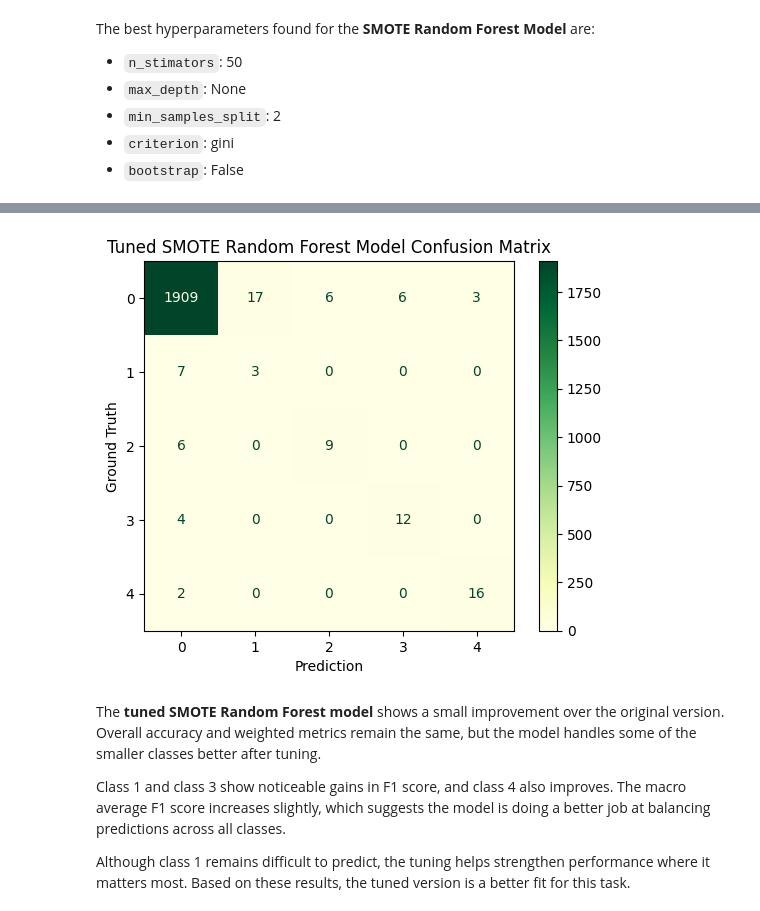
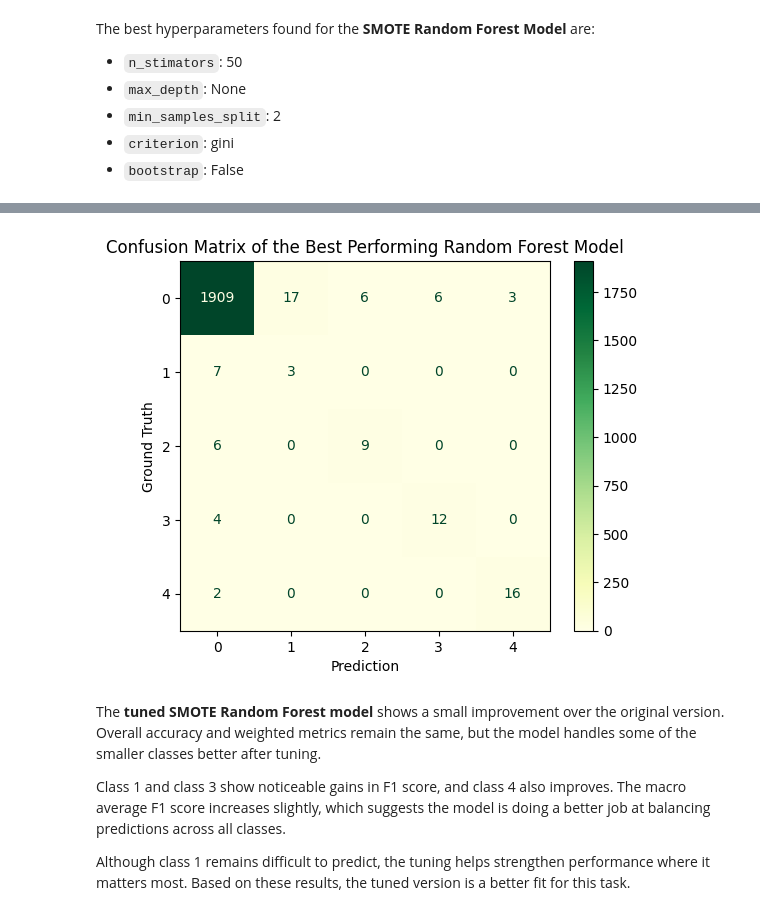
Before and after one commit to herrerovir/Predictive-maintenance-industrial-machinery, a Jupyter notebook: notebooks/Predictive-maintenance-of-industrial-machinery.ipynb, the cells around one changed output, grey strips where cells are left out. Drawn from its saved outputs; the diff is of its cells as text; code cells hidden in the pictures.

Commit message:
Add option to save model evaluation metrics and update function calls

```diff
--- a/notebooks/Predictive-maintenance-of-industrial-machinery.ipynb
+++ b/notebooks/Predictive-maintenance-of-industrial-machinery.ipynb
@@ -724,7 +724,7 @@ The evaluation metrics used are:
 - **ROC AUC:** the model's ability to distinguish between classes.
 # %%
 # Define a function to evaluate the models
-def evaluate_model(model, X_train, y_train, X_test, y_test, label = "Model"):
+def evaluate_model(model, X_train, y_train, X_test, y_test, label = "Model", return_text = False):
     """
     Train a classification model, evaluate its performance on test data, and print key metrics.
 
@@ -742,16 +742,28 @@ def evaluate_model(model, X_train, y_train, X_test, y_test, label = "Model"):
         True labels for test data.
     label : str, optional
         Descriptive name for the model (default is "Model"). Used in printed output.
+    return_text : bool, optional
+        If True, returns both the confusion matrix and a formatted string with evaluation metrics.
+        If False (default), prints the evaluation summary and returns only the confusion matrix.
 
     Returns
     -------
     conf_matrix : ndarray of shape (n_classes, n_classes)
         Confusion matrix computed from predictions on the test set.
+    evaluation_summary : str, optional
+        Only returned if `return_text = True`. A formatted string containing all evaluation metrics.
 
     Notes
     -----
-    Prints evaluation metrics including accuracy, weighted F1 score, precision, recall,
-    ROC AUC score for multi-class classification, confusion matrix, and classification report.
+    Evaluation includes:
+    - Accuracy
+    - Weighted F1 Score
+    - Weighted Precision and Recall
+    - ROC AUC Score (multi-class)
+    - Confusion Matrix
+    - Classification Report
+
+    Use `return_text=True` to capture the output as a string for saving or logging.
     """
     # Train the classifier
     model.fit(X_train, y_train)
@@ -771,8 +783,8 @@ def evaluate_model(model, X_train, y_train, X_test, y_test, label = "Model"):
     y_score = model.predict_proba(X_test)
     roc_auc = roc_auc_score(y_test, y_score, multi_class = "ovr")
 
-    # Print the results
-    print(f"""
+    # Build output string
+    output = f"""
 === {label.upper()} ===
 -------------------
 Evaluation metrics:
@@ -791,7 +803,13 @@ Classification Report:
 -------------------
 {class_report}
 -------------------
-""")
-    return conf_matrix  # Return confusion matrix for later comparison
+"""
+
+    # Return based on flag
+    if return_text:
+        return conf_matrix, output
+    else:
+        print(output)
+        return conf_matrix
 # %%
 # Confusion Matrix Comparison Plot
@@ -973,4 +991,4 @@ The best hyperparameters found for the **SMOTE Random Forest Model** are:
 - `criterion`: gini
 - `bootstrap`: False
 # %%
-cm_best = evaluate_model(best_rf_model, X_oversampled, y_oversampled, X_test, y_test, label = "Tuned SMOTE Random Forest")
+cm_best, evaluation_text = evaluate_model(best_rf_model, X_oversampled, y_oversampled, X_test, y_test, label = "Best Random Forest Model (Tuned + SMOTE)", return_text = True)
@@ -995,13 +1000,13 @@ weighted avg       0.98      0.97      0.98      2000
 # %%
 # Plot the confusion matrix
 disp = ConfusionMatrixDisplay(confusion_matrix = cm_best, display_labels = class_labels)
 disp.plot(cmap = "YlGn", values_format = "d")
-plt.title("Tuned SMOTE Random Forest Model Confusion Matrix")
+plt.title("Confusion Matrix of the Best Performing Random Forest Model")
 plt.xlabel("Prediction")
 plt.ylabel("Ground Truth")
 plt.savefig(FIGURES_DIR / "model" / "best_random_forest_model_confusion_matrix.png");
 # %% [output]
-[figure, old version]
+[figure, new version]
 # %% [markdown]
 The **tuned SMOTE Random Forest model** shows a small improvement over the original version. Overall accuracy and weighted metrics remain the same, but the model handles some of the smaller classes better after tuning.
 
```
Also changed, not shown: parts of 4 cells of this notebook.
